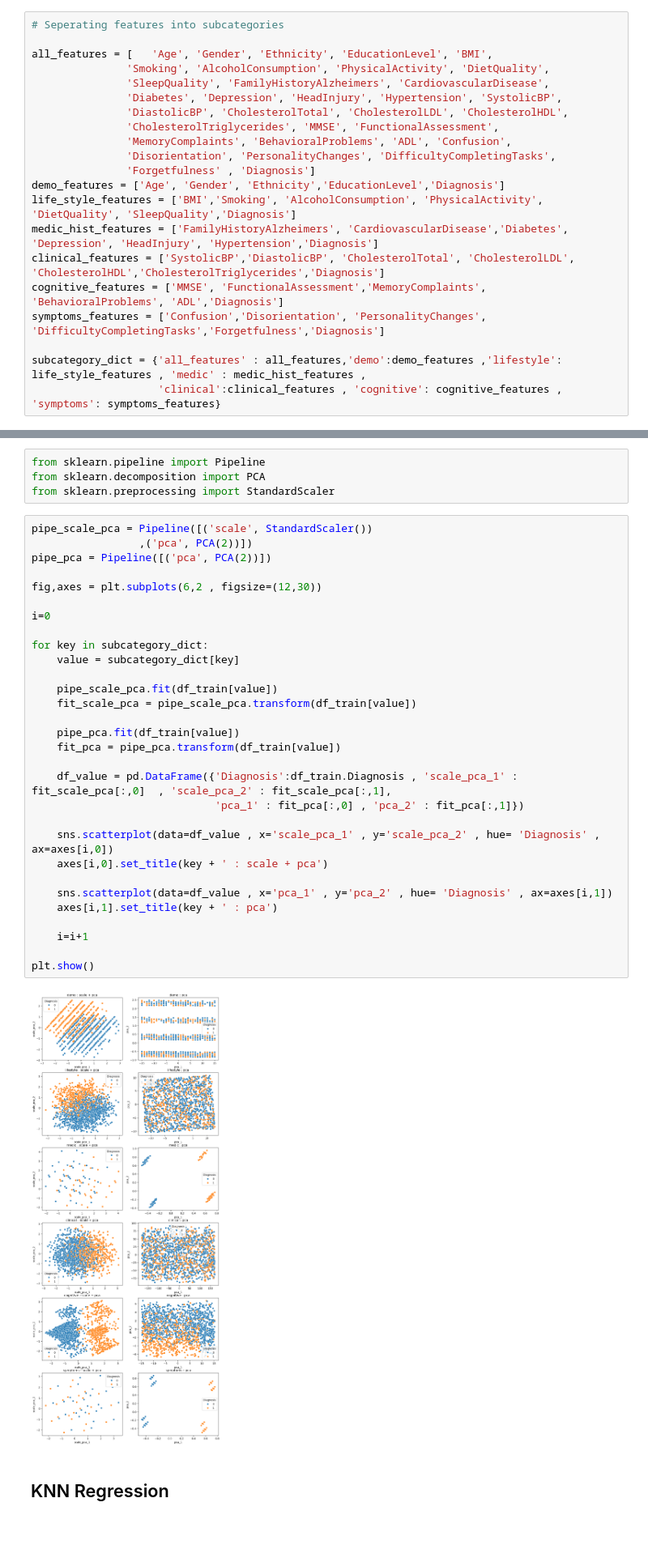
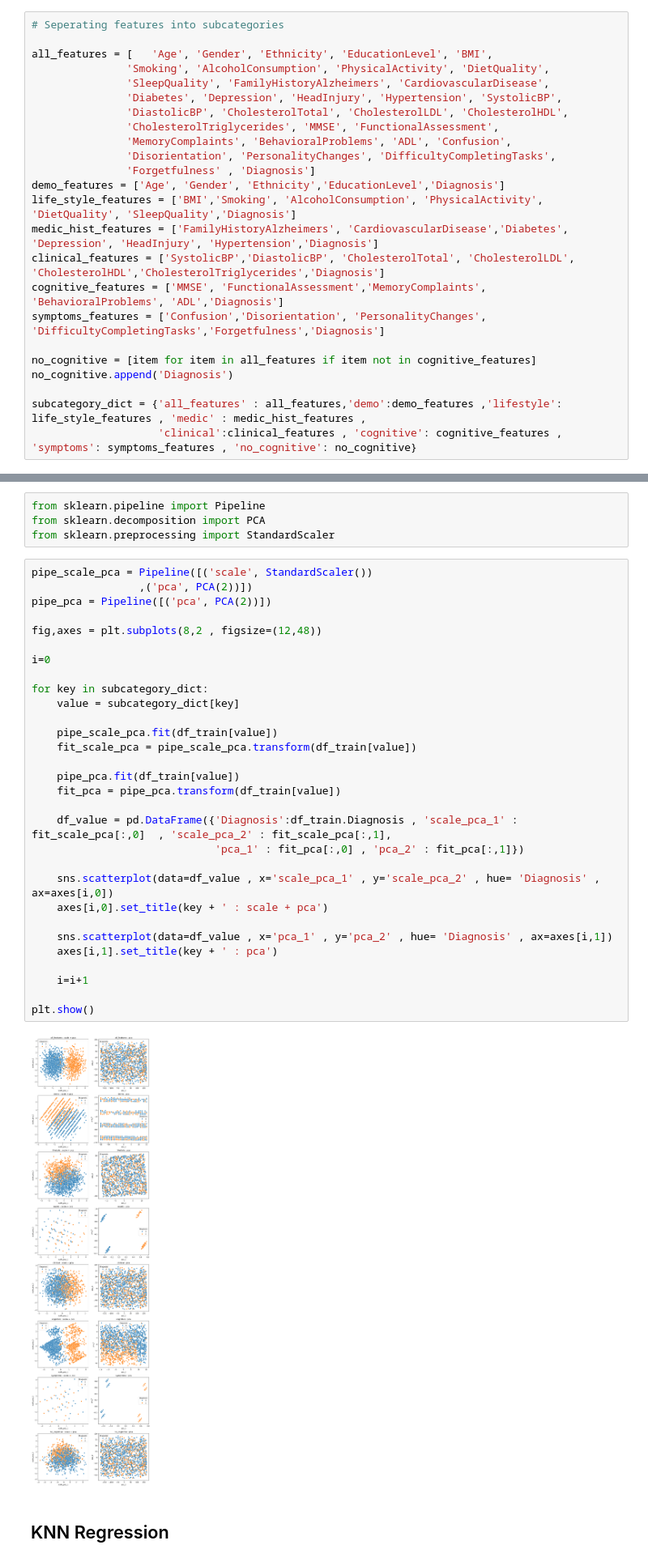
Before and after one commit to mgamankwah/alzheimers_risk_prediction, a Jupyter notebook: scripts/EDA_Seyed.ipynb, the cells around one changed output, grey strips where cells are left out. Shown at 81% size. Cells and saved outputs as stored; diff of their text form; blank space fills up the shorter version.

```diff
--- a/scripts/EDA_Seyed.ipynb
+++ b/scripts/EDA_Seyed.ipynb
@@ -54,8 +55,11 @@ clinical_features = ['SystolicBP','DiastolicBP', 'CholesterolTotal', 'Cholestero
 cognitive_features = ['MMSE', 'FunctionalAssessment','MemoryComplaints', 'BehavioralProblems', 'ADL','Diagnosis']
 symptoms_features = ['Confusion','Disorientation', 'PersonalityChanges', 'DifficultyCompletingTasks','Forgetfulness','Diagnosis']
 
+no_cognitive = [item for item in all_features if item not in cognitive_features]
+no_cognitive.append('Diagnosis')
+
 subcategory_dict = {'all_features' : all_features,'demo':demo_features ,'lifestyle': life_style_features , 'medic' : medic_hist_features ,
-                    'clinical':clinical_features , 'cognitive': cognitive_features , 'symptoms': symptoms_features}
+                    'clinical':clinical_features , 'cognitive': cognitive_features , 'symptoms': symptoms_features , 'no_cognitive': no_cognitive}
 # %% [markdown]
 ### Correlation Heatmap
 # %% [markdown]
@@ -304,35 +338,35 @@ from sklearn.preprocessing import StandardScaler
 # %%
 pipe_scale_pca = Pipeline([('scale', StandardScaler())
                  ,('pca', PCA(2))])
 pipe_pca = Pipeline([('pca', PCA(2))])
 
-fig,axes = plt.subplots(6,2 , figsize=(12,30))
+fig,axes = plt.subplots(8,2 , figsize=(12,48))
 
 i=0
 
 for key in subcategory_dict:
     value = subcategory_dict[key]
 
     pipe_scale_pca.fit(df_train[value])
     fit_scale_pca = pipe_scale_pca.transform(df_train[value])
 
     pipe_pca.fit(df_train[value])
     fit_pca = pipe_pca.transform(df_train[value])
 
     df_value = pd.DataFrame({'Diagnosis':df_train.Diagnosis , 'scale_pca_1' : fit_scale_pca[:,0]  , 'scale_pca_2' : fit_scale_pca[:,1],
                              'pca_1' : fit_pca[:,0] , 'pca_2' : fit_pca[:,1]})
 
     sns.scatterplot(data=df_value , x='scale_pca_1' , y='scale_pca_2' , hue= 'Diagnosis' , ax=axes[i,0])
     axes[i,0].set_title(key + ' : scale + pca')
 
     sns.scatterplot(data=df_value , x='pca_1' , y='pca_2' , hue= 'Diagnosis' , ax=axes[i,1])
     axes[i,1].set_title(key + ' : pca')
 
     i=i+1
 
 plt.show()
 # %% [output]
-[figure, old version]
+[figure, new version]
 # %% [markdown]
 ## KNN Regression
 # %%
```
Also changed, not shown: parts of 6 cells of this notebook.
